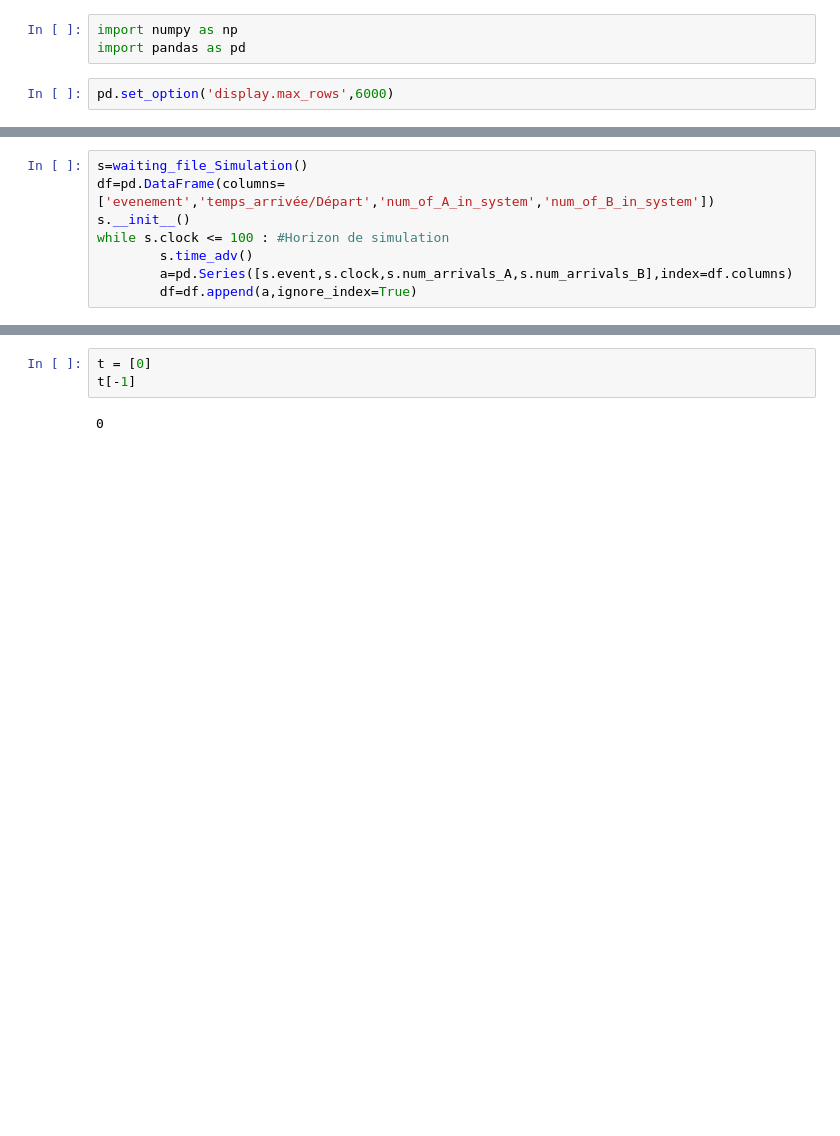
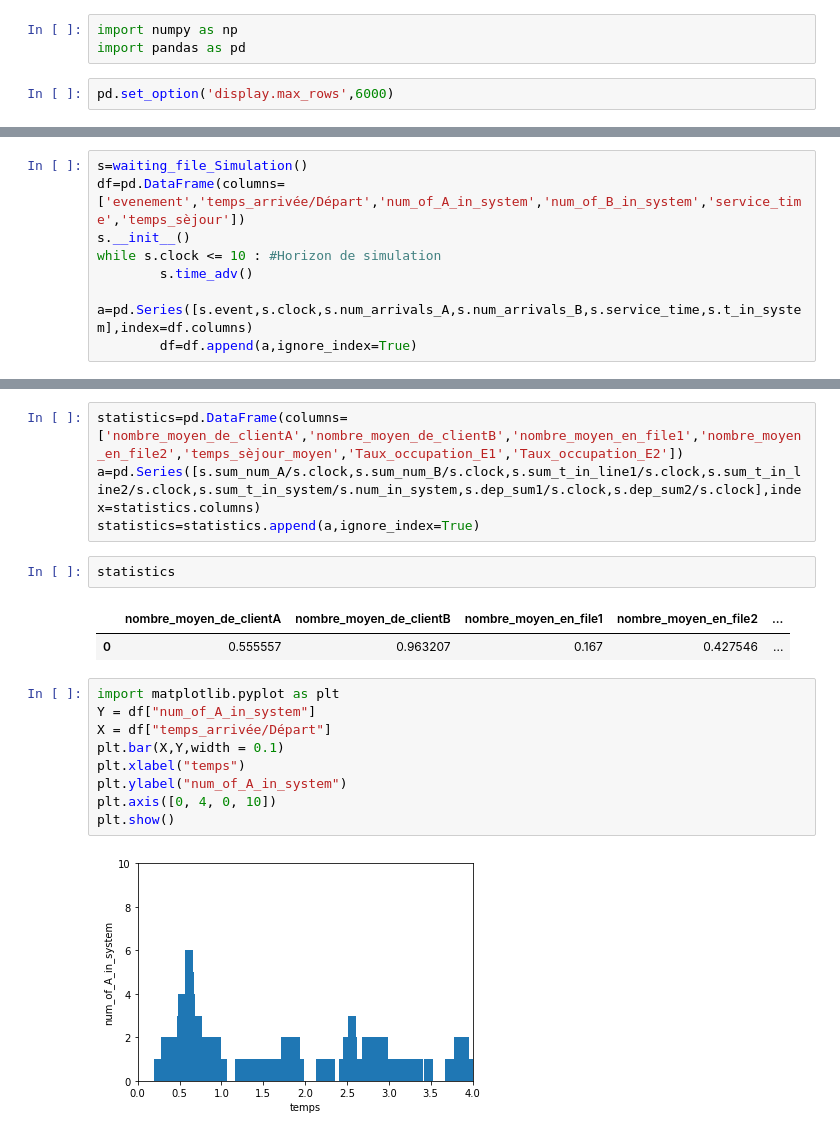
Before and after one commit to ayoubsassioui/Simulation-Project, a Jupyter notebook: Projet_Simulation.ipynb, the cells around one changed output, grey strips where cells are left out. Cells and saved outputs as stored; diff of their text form; blank space fills up the shorter version.

```diff
--- a/Projet_Simulation.ipynb
+++ b/Projet_Simulation.ipynb
@@ -217,11 +145,11 @@ class waiting_file_Simulation:
         return (-np.log(1-(np.random.uniform(low=0.0,high=1.0))) * 1/30)
 # %%
 s=waiting_file_Simulation()
-df=pd.DataFrame(columns=['evenement','temps_arrivée/Départ','num_of_A_in_system','num_of_B_in_system'])
+df=pd.DataFrame(columns=['evenement','temps_arrivée/Départ','num_of_A_in_system','num_of_B_in_system','service_time','temps_sèjour'])
 s.__init__()
-while s.clock <= 100 : #Horizon de simulation
+while s.clock <= 10 : #Horizon de simulation
         s.time_adv()
-        a=pd.Series([s.event,s.clock,s.num_arrivals_A,s.num_arrivals_B],index=df.columns)
+        a=pd.Series([s.event,s.clock,s.num_arrivals_A,s.num_arrivals_B,s.service_time,s.t_in_system],index=df.columns)
         df=df.append(a,ignore_index=True)
 # %%
 df
@@ -246,5 +174,20 @@ df
 # %%
-t = [0]
-t[-1]
+statistics=pd.DataFrame(columns=['nombre_moyen_de_clientA','nombre_moyen_de_clientB','nombre_moyen_en_file1','nombre_moyen_en_file2','temps_sèjour_moyen','Taux_occupation_E1','Taux_occupation_E2'])
+a=pd.Series([s.sum_num_A/s.clock,s.sum_num_B/s.clock,s.sum_t_in_line1/s.clock,s.sum_t_in_line2/s.clock,s.sum_t_in_system/s.num_in_system,s.dep_sum1/s.clock,s.dep_sum2/s.clock],index=statistics.columns)
+statistics=statistics.append(a,ignore_index=True)
-# %% [output]
-0
+# %%
+statistics
+# %% [output]
+|  | nombre_moyen_de_clientA | nombre_moyen_de_clientB | nombre_moyen_en_file1 | nombre_moyen_en_file2 | ... |
+| 0 | 0.555557 | 0.963207 | 0.167 | 0.427546 | ... |
+# %%
+import matplotlib.pyplot as plt
+Y = df["num_of_A_in_system"]
+X = df["temps_arrivée/Départ"]
+plt.bar(X,Y,width = 0.1)
+plt.xlabel("temps")
+plt.ylabel("num_of_A_in_system")
+plt.axis([0, 4, 0, 10])
+plt.show()
+# %% [output]
+[figure, added]
```
Also changed, not shown: parts of 3 cells of this notebook.
